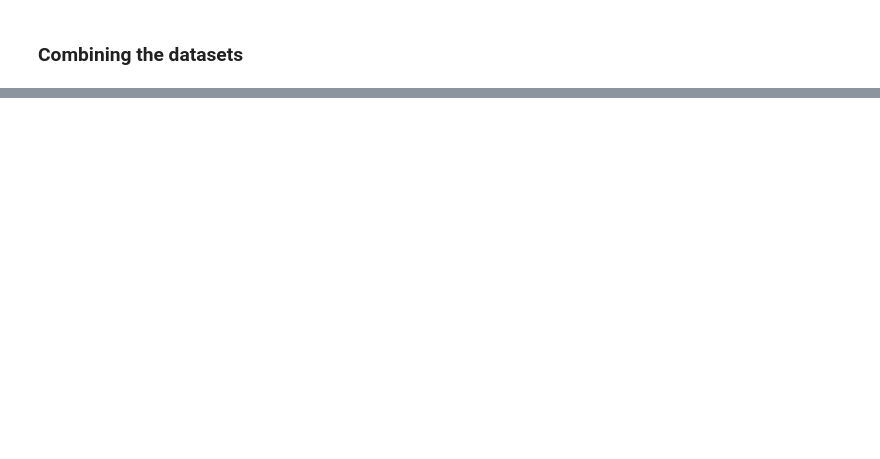
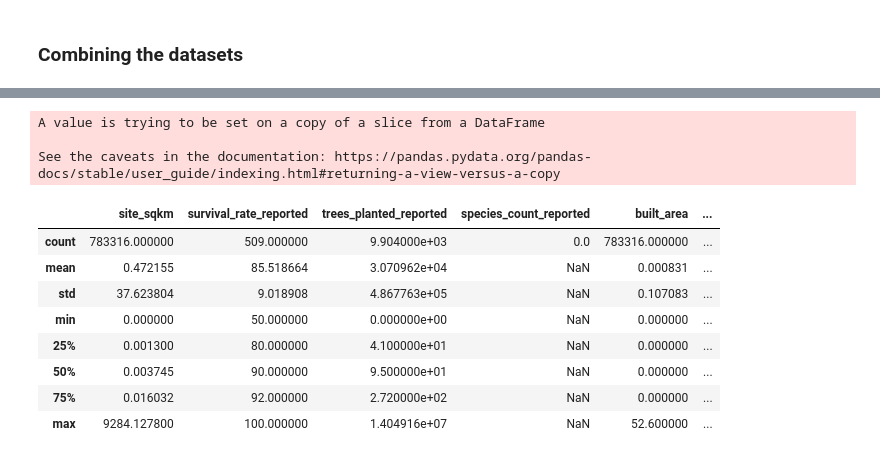
Before and after one commit to Societal-Computing/Forest_Monitoring, a Jupyter notebook: src/Database_Consolidation.ipynb, the cells around one changed output, grey strips where cells are left out. Cells and saved outputs as stored; diff of their text form; code cells hidden in the pictures; blank space fills up the shorter version.

```diff
--- a/src/Database_Consolidation.ipynb
+++ b/src/Database_Consolidation.ipynb
@@ -297,0 +834,2 @@ df_reforestation.to_csv('/home/idisc02/Forest_Monitoring/input/Baseline_reforest
+# %%
+gdf_filtered.drop_duplicates('geometry_reported', inplace = True)
@@ -297,0 +862,7 @@ df_reforestation.to_csv('/home/idisc02/Forest_Monitoring/input/Baseline_reforest
+# %%
+
+columns_to_convert = ["loss_post_3", "loss_post_5", "loss_pre_5", "built_area"]
+for column in columns_to_convert:
+    gdf_filtered[column] = gdf_filtered[column] / 1_000_000
+
+gdf_filtered.info()
@@ -297,0 +893,10 @@ df_reforestation.to_csv('/home/idisc02/Forest_Monitoring/input/Baseline_reforest
+# %%
+
+gdf_filtered['created_site_ids'] = ['reforest_site_{}'.format(i) for i in range(1, len(gdf_filtered) + 1)]
+
+
+unique_project_ids = gdf_filtered['project_id_reported'].unique()
+project_id_mapping = {id: 'reforest_proj_{}'.format(i) for i, id in enumerate(unique_project_ids, 1)}
+
+
+gdf_filtered['created_project_ids'] = gdf_filtered['project_id_reported'].map(project_id_mapping)
@@ -297,0 +915,18 @@ df_reforestation.to_csv('/home/idisc02/Forest_Monitoring/input/Baseline_reforest
+# %%
+gdf_filtered.drop(columns=['Unnamed: 0'], inplace=True)
+# %% [output]
+A value is trying to be set on a copy of a slice from a DataFrame
+
+See the caveats in the documentation: https://pandas.pydata.org/pandas-docs/stable/user_guide/indexing.html#returning-a-view-versus-a-copy
+# %%
+gdf_filtered.describe()
+# %% [output]
+|  | site_sqkm | survival_rate_reported | trees_planted_reported | species_count_reported | built_area | ... |
+| count | 783316.000000 | 509.000000 | 9.904000e+03 | 0.0 | 783316.000000 | ... |
+| mean | 0.472155 | 85.518664 | 3.070962e+04 | NaN | 0.000831 | ... |
+| std | 37.623804 | 9.018908 | 4.867763e+05 | NaN | 0.107083 | ... |
+| min | 0.000000 | 50.000000 | 0.000000e+00 | NaN | 0.000000 | ... |
+| 25% | 0.001300 | 80.000000 | 4.100000e+01 | NaN | 0.000000 | ... |
+| 50% | 0.003745 | 90.000000 | 9.500000e+01 | NaN | 0.000000 | ... |
+| 75% | 0.016032 | 92.000000 | 2.720000e+02 | NaN | 0.000000 | ... |
+| max | 9284.127800 | 100.000000 | 1.404916e+07 | NaN | 52.600000 | ... |
```
Also changed, not shown: parts of 60 cells of this notebook.
